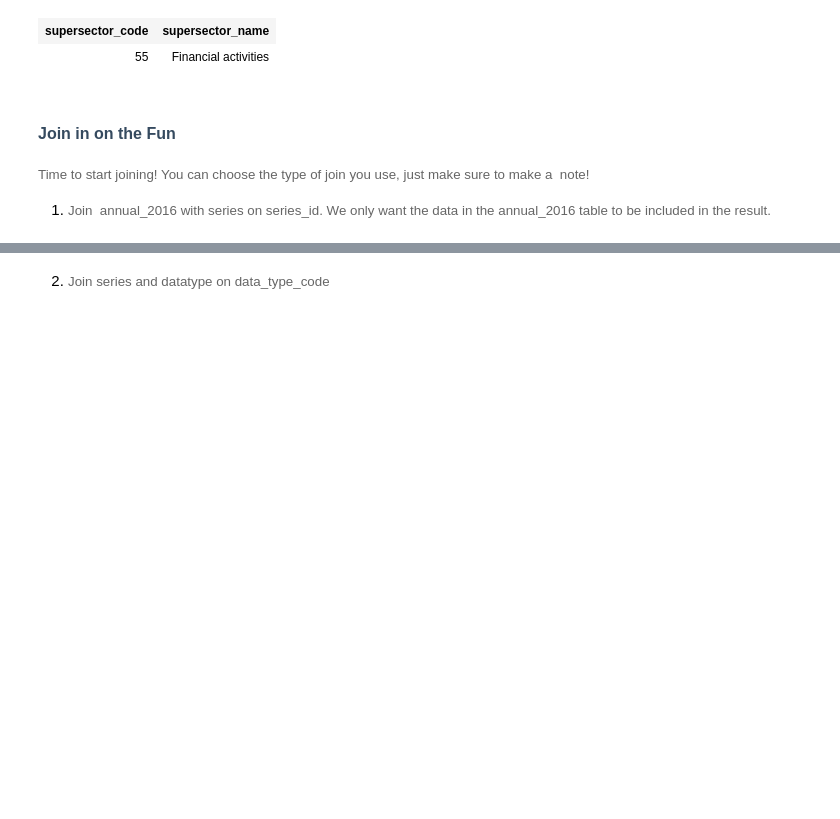
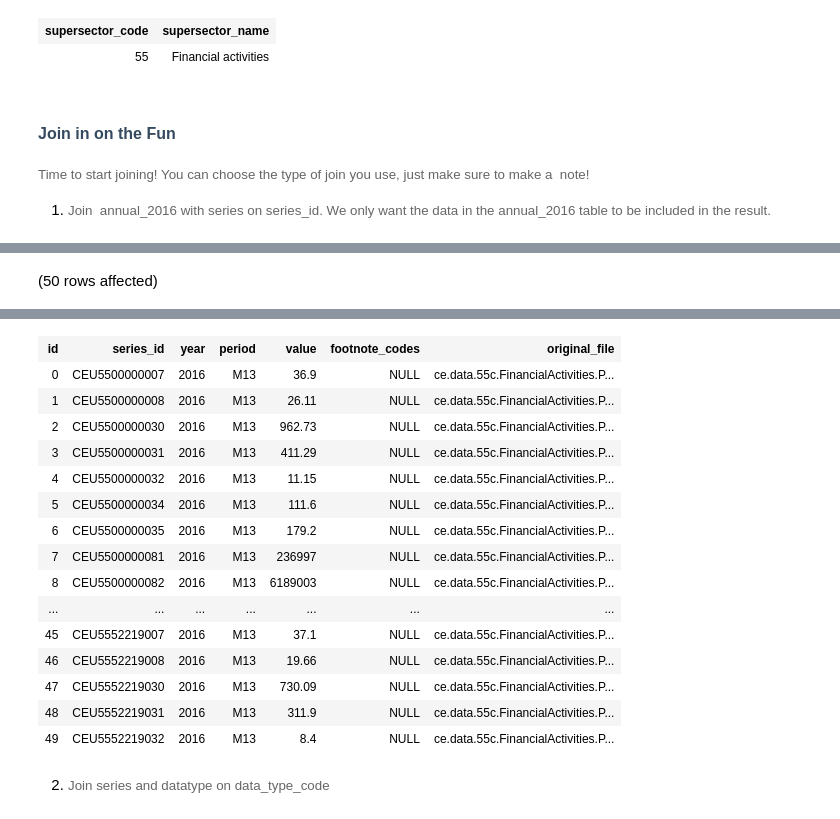
Before and after one commit to ams048/Assignment3_9to5, a Jupyter notebook: AMS_9to5.ipynb, the cells around one changed output, grey strips where cells are left out. Cells and saved outputs as stored; diff of their text form; code cells hidden in the pictures; blank space fills up the shorter version.

```diff
--- a/AMS_9to5.ipynb
+++ b/AMS_9to5.ipynb
@@ -203,0 +195,8 @@ Total execution time: 00:00:00.033
+# %%
+SELECT TOP 50 a.id, a.series_id, a.year, a.period, a.value, a.footnote_codes, a.original_file
+FROM LaborStatisticsDB.dbo.annual_2016 AS a
+JOIN LaborStatisticsDB.dbo.series AS s
+ON a.series_id = s.series_id
+WHERE a.year = 2016;
+# %% [output]
+(50 rows affected)
@@ -204,2 +204,18 @@ Total execution time: 00:00:00.033
+| id | series_id | year | period | value | footnote_codes | original_file |
+| 0 | CEU5500000007 | 2016 | M13 | 36.9 | NULL | ce.data.55c.FinancialActivities.P... |
+| 1 | CEU5500000008 | 2016 | M13 | 26.11 | NULL | ce.data.55c.FinancialActivities.P... |
+| 2 | CEU5500000030 | 2016 | M13 | 962.73 | NULL | ce.data.55c.FinancialActivities.P... |
+| 3 | CEU5500000031 | 2016 | M13 | 411.29 | NULL | ce.data.55c.FinancialActivities.P... |
+| 4 | CEU5500000032 | 2016 | M13 | 11.15 | NULL | ce.data.55c.FinancialActivities.P... |
+| 5 | CEU5500000034 | 2016 | M13 | 111.6 | NULL | ce.data.55c.FinancialActivities.P... |
+| 6 | CEU5500000035 | 2016 | M13 | 179.2 | NULL | ce.data.55c.FinancialActivities.P... |
+| 7 | CEU5500000081 | 2016 | M13 | 236997 | NULL | ce.data.55c.FinancialActivities.P... |
+| 8 | CEU5500000082 | 2016 | M13 | 6189003 | NULL | ce.data.55c.FinancialActivities.P... |
+| ... | ... | ... | ... | ... | ... | ... |
+| 45 | CEU5552219007 | 2016 | M13 | 37.1 | NULL | ce.data.55c.FinancialActivities.P... |
+| 46 | CEU5552219008 | 2016 | M13 | 19.66 | NULL | ce.data.55c.FinancialActivities.P... |
+| 47 | CEU5552219030 | 2016 | M13 | 730.09 | NULL | ce.data.55c.FinancialActivities.P... |
+| 48 | CEU5552219031 | 2016 | M13 | 311.9 | NULL | ce.data.55c.FinancialActivities.P... |
+| 49 | CEU5552219032 | 2016 | M13 | 8.4 | NULL | ce.data.55c.FinancialActivities.P... |
 # %% [markdown]
 2. <span style="background-color: rgb(255, 255, 255); font-size: 10pt; white-space: pre-wrap; color: rgb(102, 102, 102); font-family: Arvo, serif;">Join series and datatype on data_type_code</span>
```
Also changed, not shown: parts of 23 cells of this notebook.
